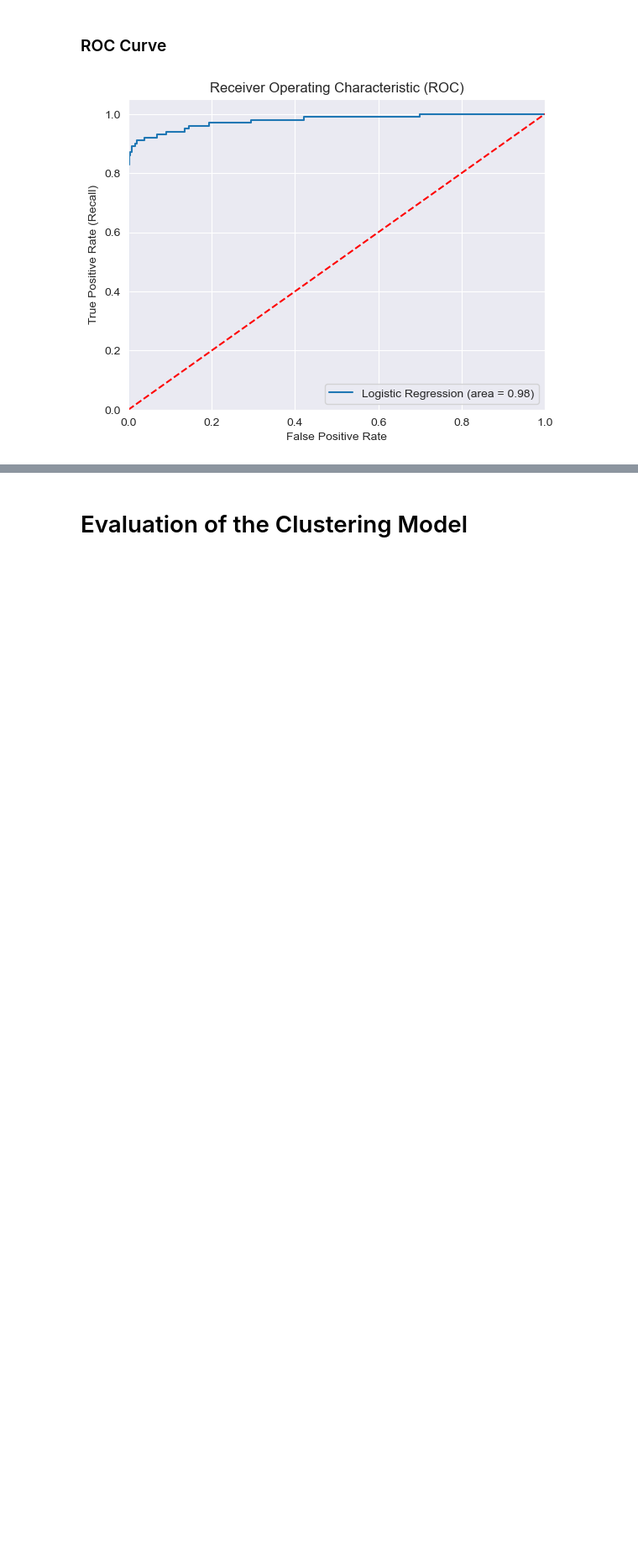
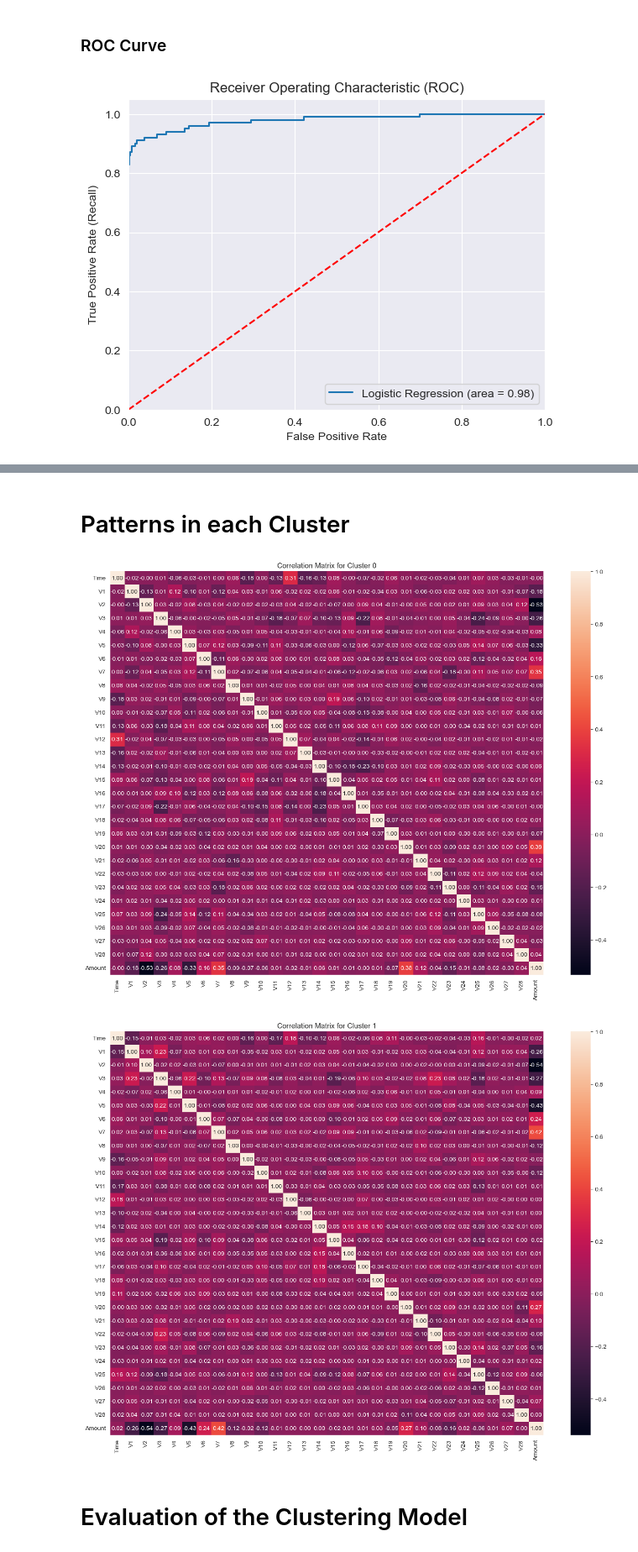
Before and after one commit to ErfanMoradi2000/creditcard_fraud, a Jupyter notebook: notebooks/creditcard_fraud.ipynb, the cells around one changed output, grey strips where cells are left out. Shown at 84% size. Cells and saved outputs as stored; diff of their text form; code cells hidden in the pictures; blank space fills up the shorter version.

```diff
--- a/notebooks/creditcard_fraud.ipynb
+++ b/notebooks/creditcard_fraud.ipynb
@@ -135,3 +172,19 @@ plt.show()
+# %% [markdown]
+# Patterns in each Cluster
+# %%
+X_test['Cluster'] = y_pred_clustering
+
+for k in [0, 1]:
+    cluster_data = X_test[y_pred_clustering == k]
+    plt.figure(figsize=(16, 12))
+    sns.heatmap(cluster_data.drop('Cluster', axis=1).corr(), annot=True, fmt=".2f")
+    plt.title(f'Correlation Matrix for Cluster {k}')
+    plt.show()
+
+X_test.drop('Cluster',axis=1, inplace=True)
+# %% [output]
+[figure, added]
+[figure, added]
 # %% [markdown]
 # Evaluation of the Clustering Model
 # %% [markdown]
```
Also changed, not shown: parts of 9 cells of this notebook.
